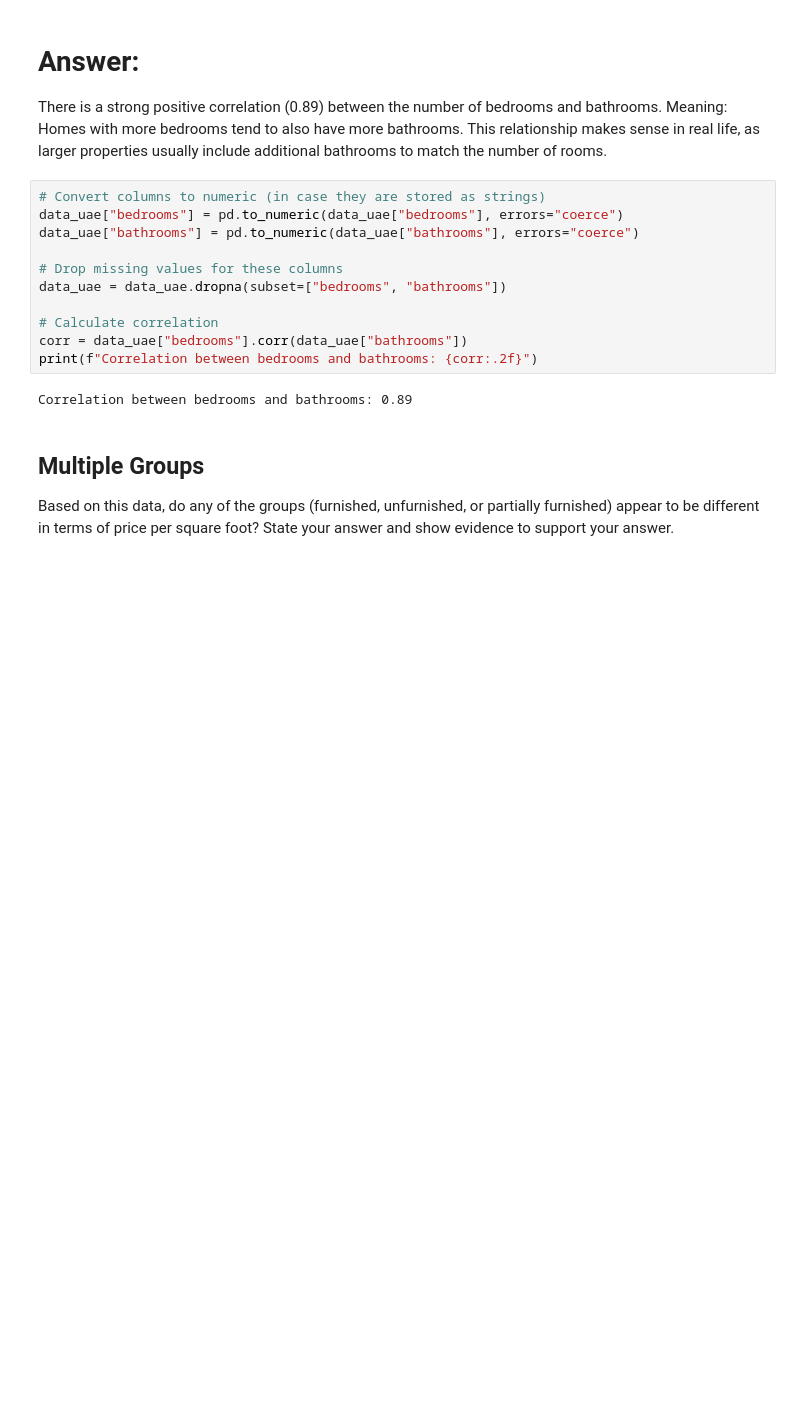
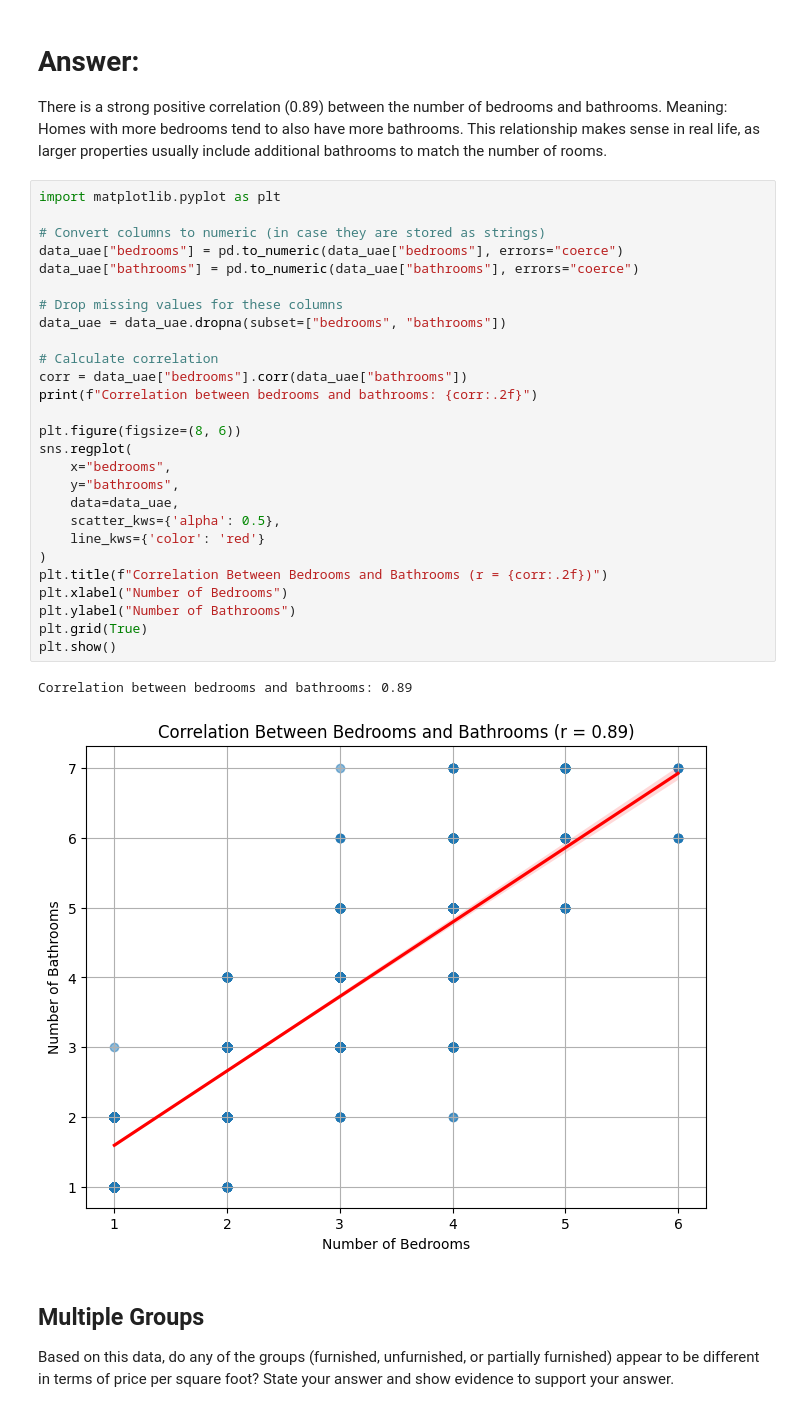
Before and after one commit to AkeemSemperDataScience/data3450-exam-1-Shilvi04, a Jupyter notebook: START_Exam_1.ipynb, the cells around one changed output. Drawn from its saved outputs; the diff is of its cells as text; blank space fills up the shorter version.

```diff
--- a/START_Exam_1.ipynb
+++ b/START_Exam_1.ipynb
@@ -115,18 +115,35 @@ There is a strong positive correlation (0.89) between the number of bedrooms and
 Meaning: Homes with more bedrooms tend to also have more bathrooms.
 This relationship makes sense in real life, as larger properties usually include additional bathrooms to match the number of rooms.
 # %%
+import matplotlib.pyplot as plt
+
 # Convert columns to numeric (in case they are stored as strings)
 data_uae["bedrooms"] = pd.to_numeric(data_uae["bedrooms"], errors="coerce")
 data_uae["bathrooms"] = pd.to_numeric(data_uae["bathrooms"], errors="coerce")
 
 # Drop missing values for these columns
 data_uae = data_uae.dropna(subset=["bedrooms", "bathrooms"])
 
 # Calculate correlation
 corr = data_uae["bedrooms"].corr(data_uae["bathrooms"])
 print(f"Correlation between bedrooms and bathrooms: {corr:.2f}")
+
+plt.figure(figsize=(8, 6))
+sns.regplot(
+    x="bedrooms",
+    y="bathrooms",
+    data=data_uae,
+    scatter_kws={'alpha': 0.5},
+    line_kws={'color': 'red'}
+)
+plt.title(f"Correlation Between Bedrooms and Bathrooms (r = {corr:.2f})")
+plt.xlabel("Number of Bedrooms")
+plt.ylabel("Number of Bathrooms")
+plt.grid(True)
+plt.show()
 # %% [output]
 Correlation between bedrooms and bathrooms: 0.89
+[figure, added]
 # %% [markdown]
 ## Multiple Groups
 
```
